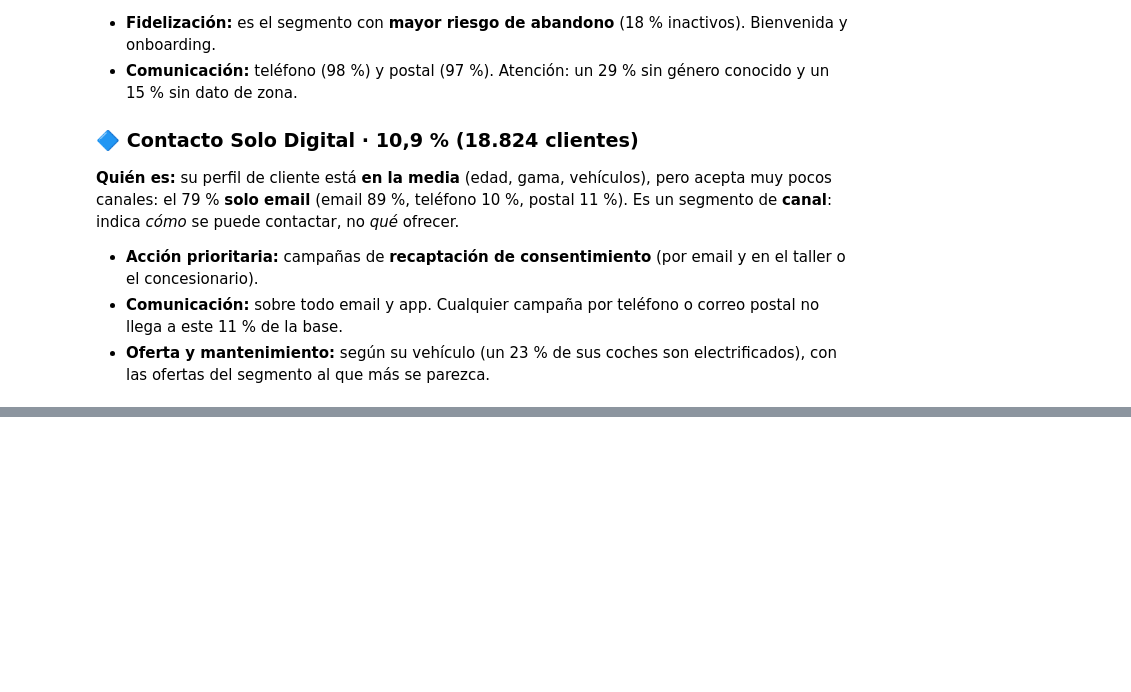
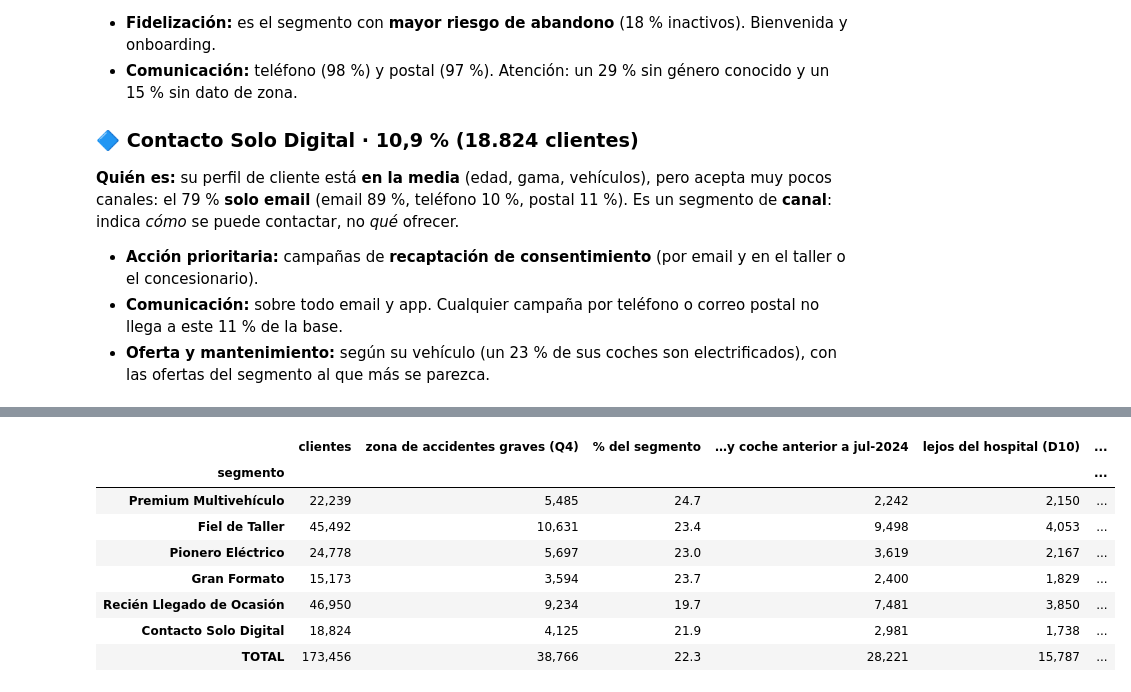
Before and after one commit to albaalibaii/Mercedes-Benz, a Jupyter notebook: Reto4_Segmentos.ipynb, the cells around one changed output, grey strips where cells are left out. Cells and saved outputs as stored; diff of their text form; code cells hidden in the pictures; blank space fills up the shorter version.

```diff
--- a/Reto4_Segmentos.ipynb
+++ b/Reto4_Segmentos.ipynb
@@ -487,0 +636,32 @@ Hipótesis: **entró en la marca con un coche de ocasión** (ver 3.2).
+# %%
+for col in ["pct_graves", "dist_hospital_km"]:
+    clientes[f"{col}_pct_pais"] = clientes.groupby("country_code")[col].rank(pct=True)
+fecha_ref = pd.to_datetime(df["date_of_first_registration"], errors="coerce").max()
+umbral_gsr2 = (fecha_ref - pd.Timestamp("2024-07-07")).days / 365.25   # antigüedad que tenía un coche matriculado ese día
+clientes["zona_grave"] = clientes["pct_graves_pct_pais"] >= .75
+clientes["coche_pre_gsr2"] = clientes["antiguedad_vehiculo"] > umbral_gsr2
+clientes["lejos_hospital"] = clientes["dist_hospital_km_pct_pais"] >= .9
+
+publicos_seg = clientes.groupby("segmento", observed=True).apply(lambda g: pd.Series({
+    "clientes": len(g),
+    "zona de accidentes graves (Q4)": g["zona_grave"].sum(),
+    "% del segmento": g["zona_grave"].mean() * 100,
+    "…y coche anterior a jul-2024": (g["zona_grave"] & g["coche_pre_gsr2"]).sum(),
+    "lejos del hospital (D10)": g["lejos_hospital"].sum(),
+    "% del segmento ": g["lejos_hospital"].mean() * 100,
+    "…y 65 años o más": (g["lejos_hospital"] & g["age_range"].eq("65+")).sum(),
+})).reindex(ORDEN)
+publicos_seg.loc["TOTAL"] = publicos_seg.sum()
+publicos_seg.loc["TOTAL", "% del segmento"] = clientes["zona_grave"].mean() * 100
+publicos_seg.loc["TOTAL", "% del segmento "] = clientes["lejos_hospital"].mean() * 100
+publicos_seg.astype(object).apply(lambda c: c.map("{:.1f}".format) if c.name.startswith("%") else c.map("{:,.0f}".format))
+# %% [output]
+|  | clientes | zona de accidentes graves (Q4) | % del segmento | …y coche anterior a jul-2024 | lejos del hospital (D10) | ... |
+| segmento |  |  |  |  |  | ... |
+| Premium Multivehículo | 22,239 | 5,485 | 24.7 | 2,242 | 2,150 | ... |
+| Fiel de Taller | 45,492 | 10,631 | 23.4 | 9,498 | 4,053 | ... |
+| Pionero Eléctrico | 24,778 | 5,697 | 23.0 | 3,619 | 2,167 | ... |
+| Gran Formato | 15,173 | 3,594 | 23.7 | 2,400 | 1,829 | ... |
+| Recién Llegado de Ocasión | 46,950 | 9,234 | 19.7 | 7,481 | 3,850 | ... |
+| Contacto Solo Digital | 18,824 | 4,125 | 21.9 | 2,981 | 1,738 | ... |
+| TOTAL | 173,456 | 38,766 | 22.3 | 28,221 | 15,787 | ... |
```
Also changed, not shown: parts of 18 cells of this notebook, 1 other file.
